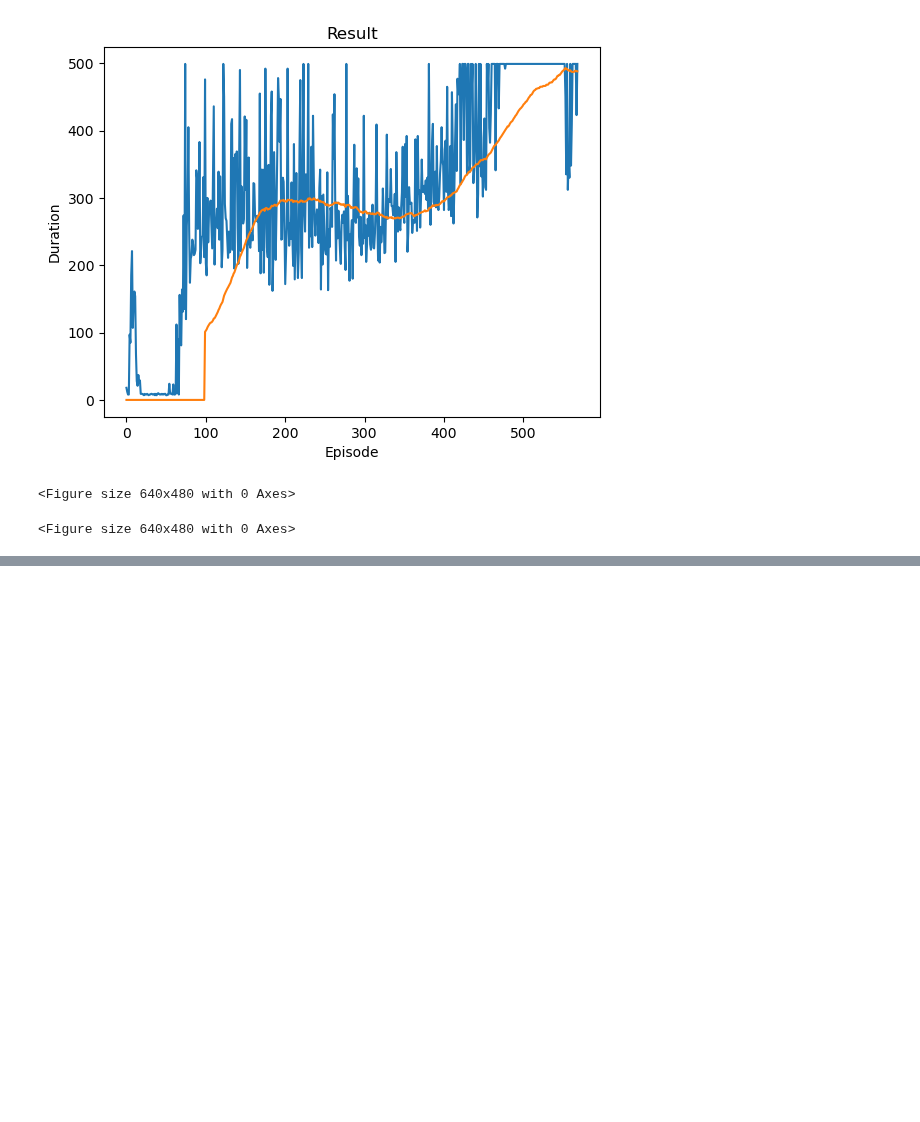
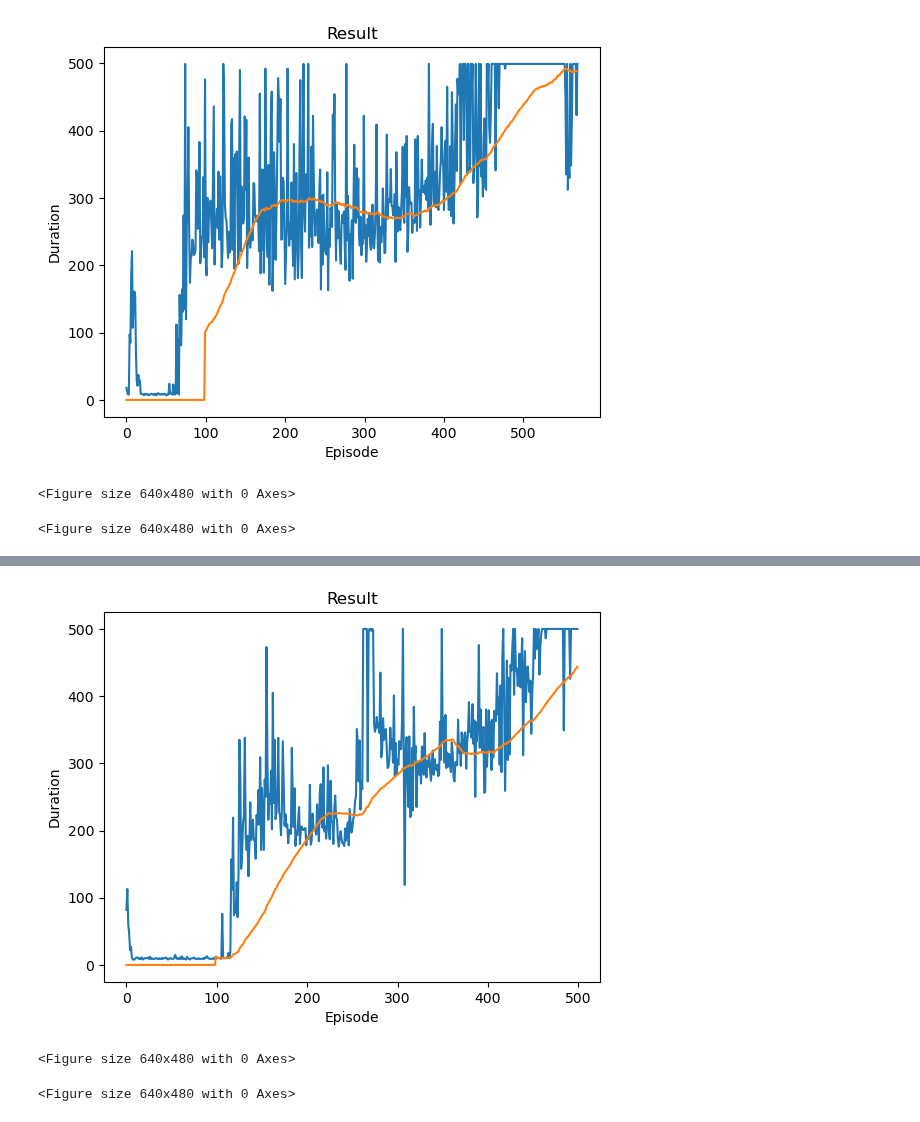
Before and after one commit to bcozmen/deeppy, a Jupyter notebook: example.ipynb, the cells around one changed output, grey strips where cells are left out. Saved outputs shown, nothing was run; the diff lists cells and outputs as text; code cells hidden in the pictures; blank space fills up the shorter version.

```diff
--- a/example.ipynb
+++ b/example.ipynb
@@ -143,7 +144,11 @@ data = EnvData(env, 10000, device= device)
 lf = LearningFrame(model, data, batch_size = 128, start_size = 128)
 durations = []
 # %%
-train(episodes=500)
+train(episodes=700)
+# %% [output]
+[figure, added]
+<Figure size 640x480 with 0 Axes>
+<Figure size 640x480 with 0 Axes>
 # %%
 model = DDQN(**ddqn_params)
 data = EnvData(env, 10000, device= device)
```
Also changed, not shown: parts of 2 cells of this notebook, 1 other file.
